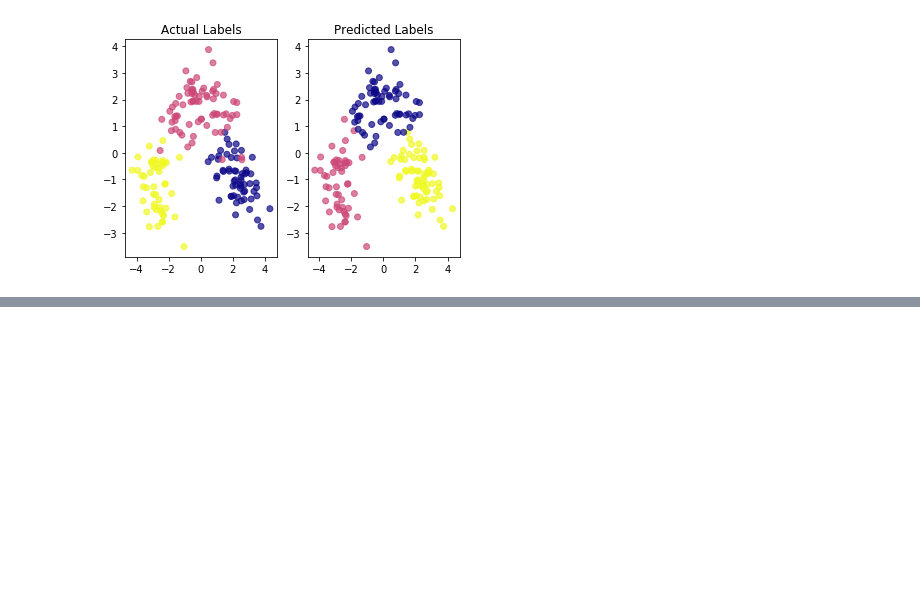
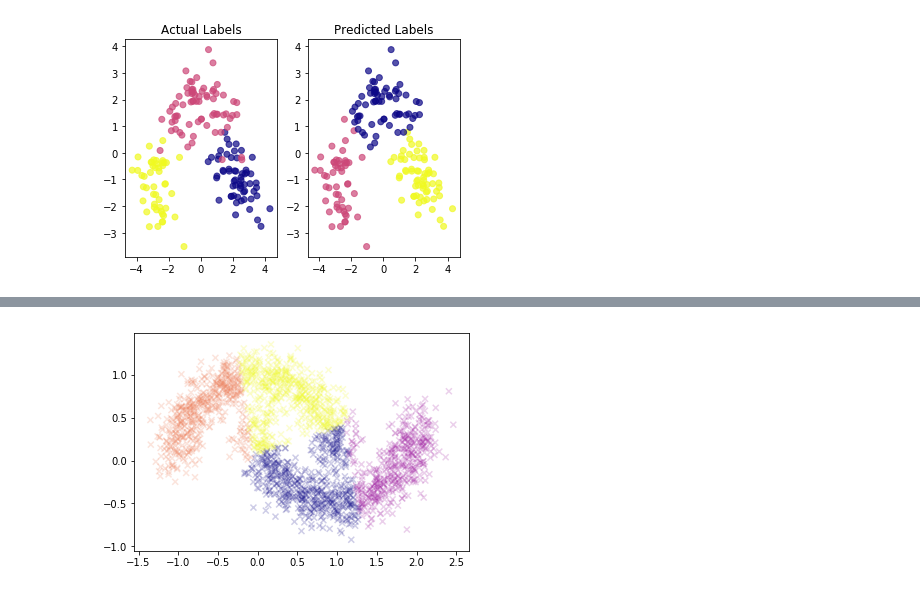
Before and after one commit to zdetor54/MSc-Data-Science, a Jupyter notebook: 02 - Principles of Data Science/week 07/my week 07.ipynb, the cells around one changed output, grey strips where cells are left out. Saved outputs shown, nothing was run; the diff lists cells and outputs as text; code cells hidden in the pictures; blank space fills up the shorter version.

```diff
--- a/02 - Principles of Data Science/week 07/my week 07.ipynb
+++ b/02 - Principles of Data Science/week 07/my week 07.ipynb
@@ -98,0 +120,8 @@ plt.show()
+# %%
+kmeans = KMeans(n_clusters=4)
+kmeans.fit(X)
+y_pred = kmeans.labels_
+plt.scatter(X[:,0],X[:,1], c=y_pred, cmap = 'plasma', alpha = 0.2, marker='x')
+plt.show()
+# %% [output]
+[figure, added]
```
Also changed, not shown: parts of 8 cells of this notebook, 2 other files.
